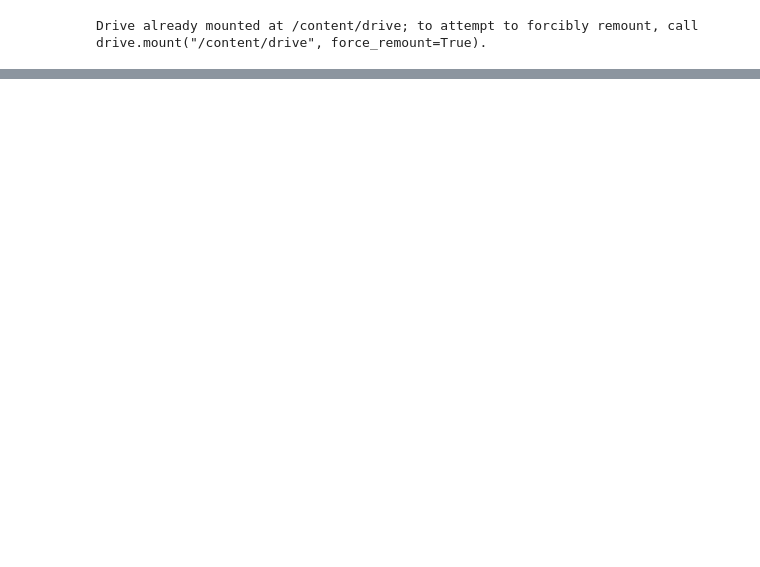
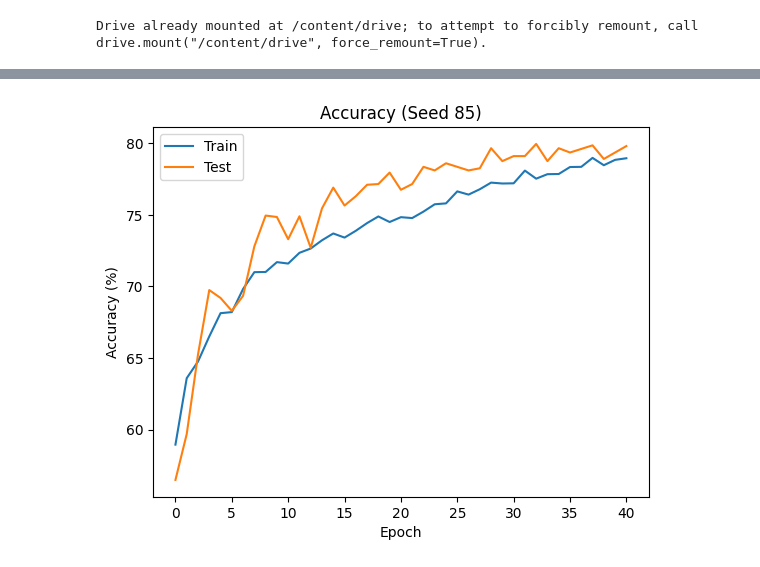
Before and after one commit to raki-rankawat/stm32-thesis, a Jupyter notebook: MobileNetV2_Model.ipynb, the cells around one changed output, grey strips where cells are left out. Saved outputs shown, nothing was run; the diff lists cells and outputs as text; code cells hidden in the pictures; blank space fills up the shorter version.

```diff
--- a/MobileNetV2_Model.ipynb
+++ b/MobileNetV2_Model.ipynb
@@ -662,0 +640,15 @@ show_random_predictions(5)
+# %%
+# =====================================================
+# Accuracy Plot
+# =====================================================
+
+plt.figure()
+plt.plot([x * 100 for x in best_result["train_accs"]], label="Train Acc")
+plt.plot([x * 100 for x in best_result["val_accs"]], label="Val Acc")
+plt.title(f"Accuracy (Seed {best_result['seed']})")
+plt.xlabel("Epoch")
+plt.ylabel("Accuracy (%)")
+plt.legend(["Train", "Test"])
+plt.show()
+# %% [output]
+[figure, added]
```
Also changed, not shown: parts of 42 cells of this notebook.
